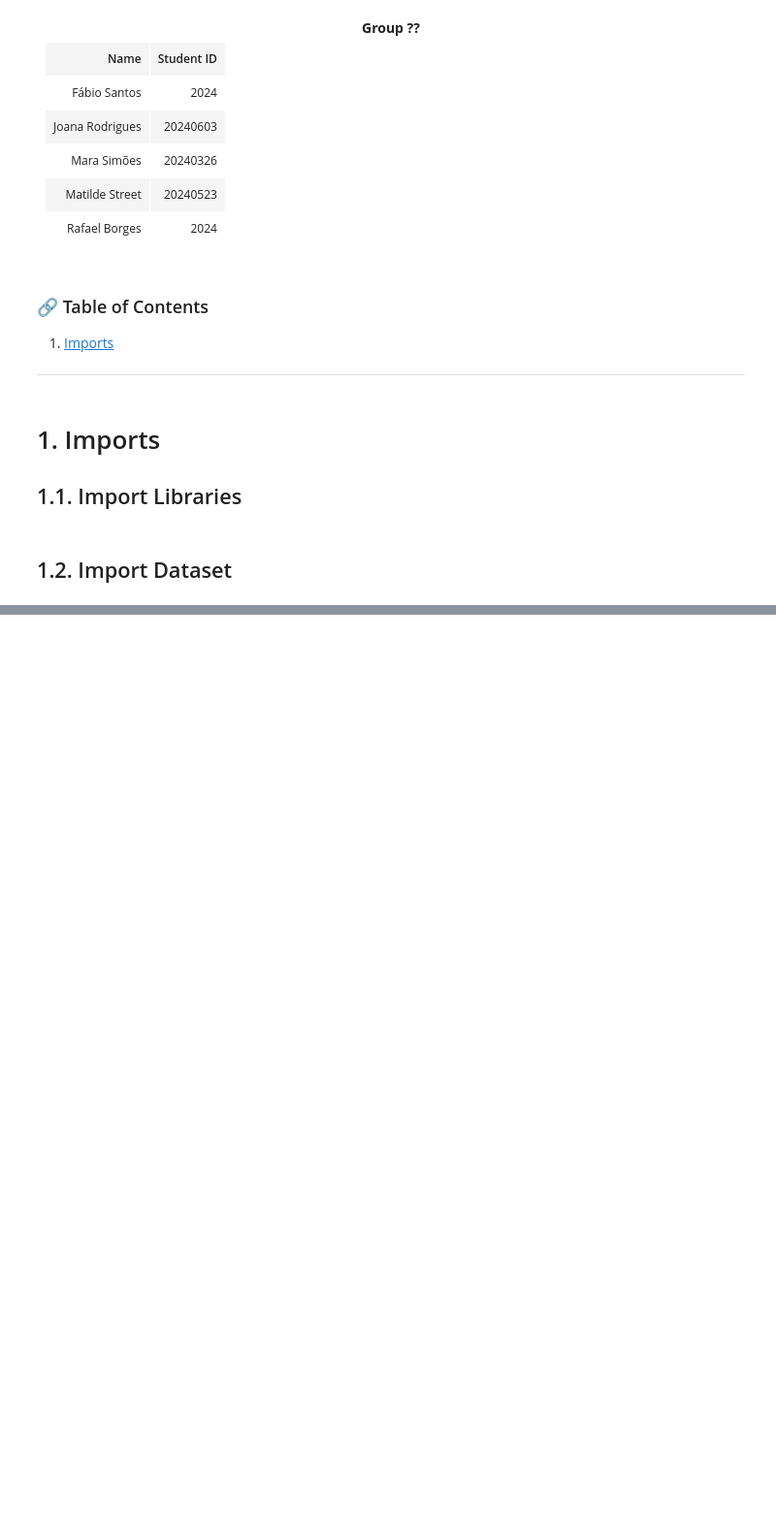
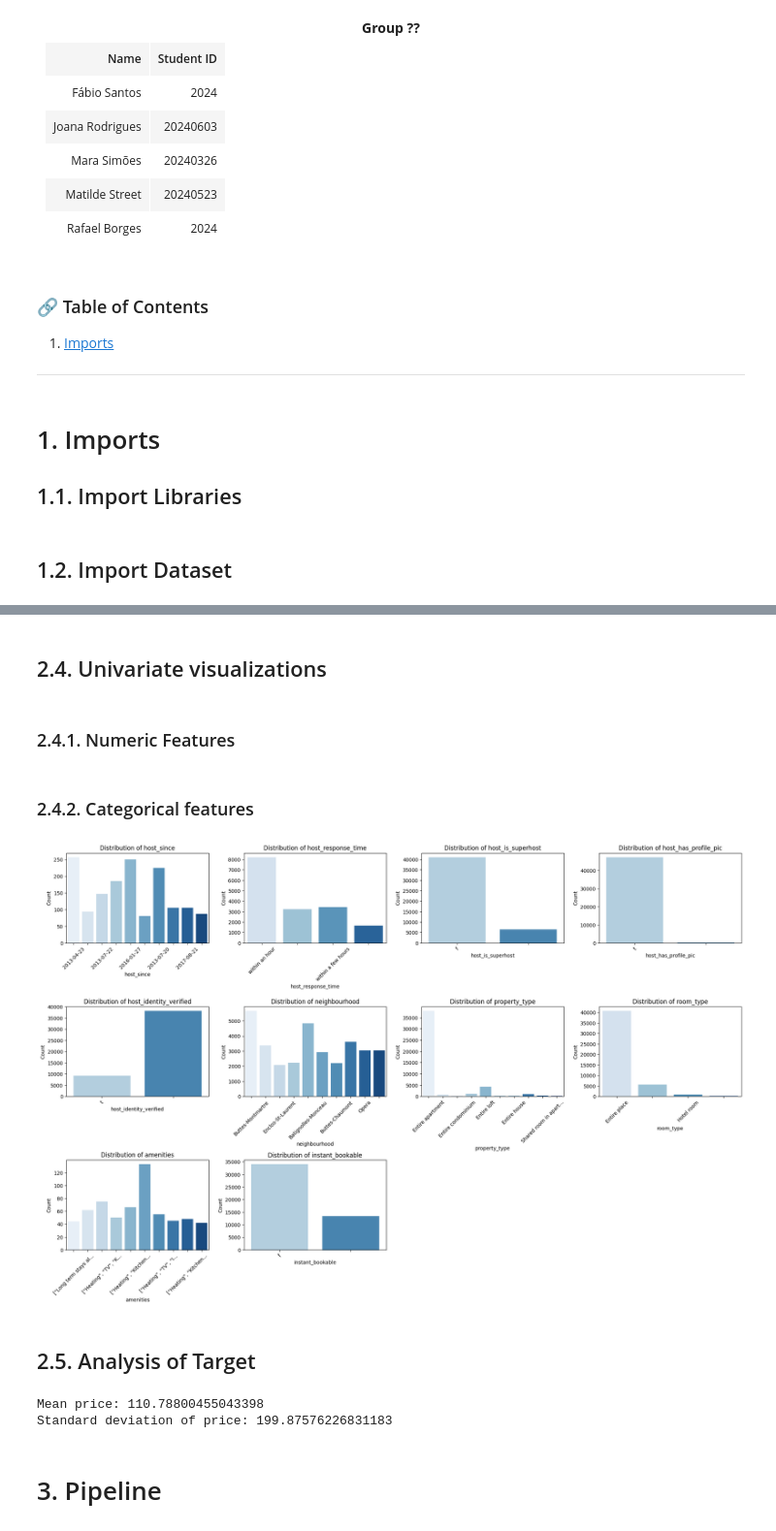
Before and after one commit to maracsimoes/MLOps-Airbnb-Price-Prediction, a Jupyter notebook: Notebook_main.ipynb, the cells around one changed output, grey strips where cells are left out. Shown: that part at 97% size. Cells and saved outputs as stored; diff of their text form; code cells hidden in the pictures; blank space fills up the shorter version.

```diff
--- a/Notebook_main.ipynb
+++ b/Notebook_main.ipynb
@@ -191,0 +222,2 @@ listings['n_amenities'] = listings['amenities'].apply(lambda x: len(eval(x)) if
+# %%
+listings.drop(columns=['city', 'host_location', 'district', 'name'], inplace=True)
@@ -191,0 +233,20 @@ listings['n_amenities'] = listings['amenities'].apply(lambda x: len(eval(x)) if
+# %%
+def identify_data_types(df, info=False):
+    numerical_features = df.select_dtypes(include=['int64', 'float64']).columns.tolist()
+    categorical_features = df.select_dtypes(include=['object']).columns.tolist()
+    boolean_features = df.select_dtypes(include=['bool']).columns.tolist()
+    datetime_features = df.select_dtypes(include=['datetime64[ns]']).columns.tolist()
+
+    if info == True:
+        print(f"Numerical features ({len(numerical_features)}): {numerical_features}")
+        print(f"Categorical features ({len(categorical_features)}): {categorical_features}")
+        print(f"Boolean features ({len(boolean_features)}): {boolean_features}")
+        print(f"Datetime features ({len(datetime_features)}): {datetime_features}")
+
+    return numerical_features, categorical_features, boolean_features, datetime_features
+
+numerical_features, categorical_features, boolean_features, datetime_features = identify_data_types(listings)
+# %% [markdown]
+## 2.4. Univariate visualizations
+# %% [markdown]
+### 2.4.1. Numeric Features
@@ -191,0 +296,51 @@ listings['n_amenities'] = listings['amenities'].apply(lambda x: len(eval(x)) if
+# %% [markdown]
+### 2.4.2. Categorical features
+# %%
+
+def visualize_categorical_distributions(df, categorical_features, top_n=10):
+    num_features = len(categorical_features)
+    grid_size = math.ceil(math.sqrt(num_features))
+
+    fig, axes = plt.subplots(grid_size, grid_size, figsize=(5 * grid_size, 4 * grid_size))
+    axes = axes.flatten()
+
+    for i, column_name in enumerate(categorical_features):
+        if column_name not in df.columns:
+            continue
+
+        value_counts = df[column_name].value_counts().head(top_n)
+        filtered_df = df[df[column_name].isin(value_counts.index)]
+
+        short_labels = [str(val)[:20] + "..." if len(str(val)) > 23 else val for val in value_counts.index]
+
+        sns.countplot(x=column_name, hue=column_name, data=filtered_df, ax=axes[i], palette="Blues", legend=False)
+
+        axes[i].set_title(f'Distribution of {column_name}')
+        axes[i].set_xlabel(column_name)
+        axes[i].set_ylabel("Count")
+        axes[i].set_xticks(range(len(short_labels)))
+        axes[i].set_xticklabels(short_labels, rotation=45)
+
+        for idx, label in enumerate(axes[i].get_xticklabels()):
+            if idx % 2 != 0:
+                label.set_visible(False)
+
+    for j in range(i + 1, grid_size * grid_size):
+        fig.delaxes(axes[j])
+
+    plt.tight_layout()
+    plt.show()
+
+visualize_categorical_distributions(listings, categorical_features)
+# %% [output]
+[figure, added]
+# %% [markdown]
+## 2.5. Analysis of Target
+# %%
+print("Mean price:", listings['price'].mean())
+print("Standard deviation of price:", listings['price'].std())
+# %% [output]
+Mean price: 110.78800455043398
+Standard deviation of price: 199.87576226831183
+# %% [markdown]
+# 3. Pipeline
```
Also changed, not shown: parts of 49 cells of this notebook, 57 other files.
